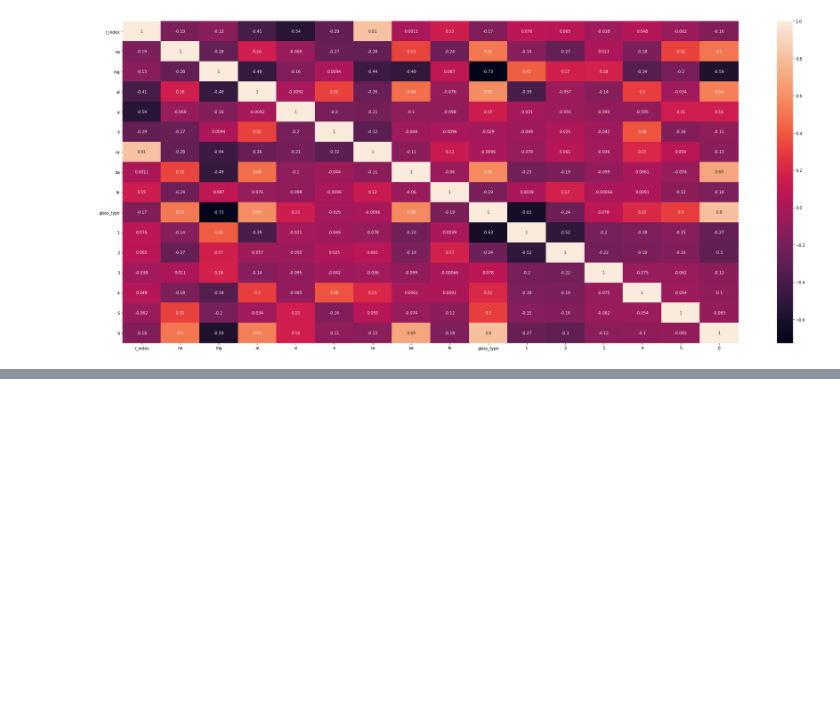
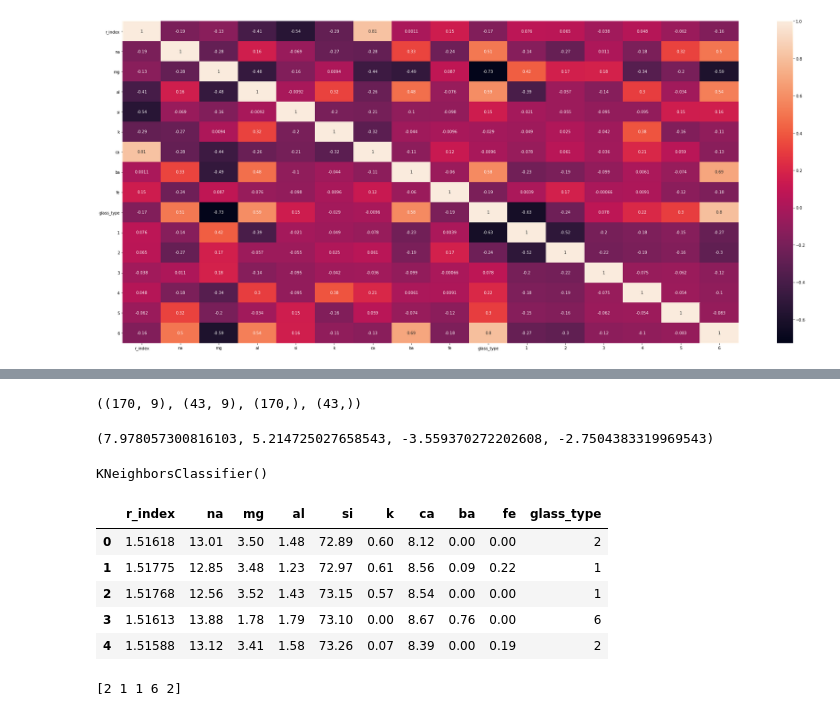
Before and after one commit to El-Nico/glass_classification, a Jupyter notebook: glass_classification.ipynb, the cells around one changed output, grey strips where cells are left out. Drawn from its saved outputs; the diff is of its cells as text; code cells hidden in the pictures; blank space fills up the shorter version.

```diff
--- a/glass_classification.ipynb
+++ b/glass_classification.ipynb
@@ -188,0 +213,4 @@ print(type(df.glass_type.values))
+# %%
+X_train.shape, X_test.shape, y_train.shape, y_test.shape
+# %% [output]
+((170, 9), (43, 9), (170,), (43,))
@@ -188,0 +223,25 @@ print(type(df.glass_type.values))
+# %%
+
+np.max(X_train),np.max(X_test), np.min(X_train), np.min(X_test)
+# %% [output]
+(7.978057300816103, 5.214725027658543, -3.559370272202608, -2.7504383319969543)
+# %%
+from sklearn.neighbors import KNeighborsClassifier
+classifier = KNeighborsClassifier(n_neighbors = 5, metric = 'minkowski', p = 2)
+classifier.fit(X_train, y_train)
+# %% [output]
+KNeighborsClassifier()
+# %%
+df.head(5)
+# %% [output]
+|  | r_index | na | mg | al | si | k | ca | ba | fe | glass_type |
+| 0 | 1.51618 | 13.01 | 3.50 | 1.48 | 72.89 | 0.60 | 8.12 | 0.00 | 0.00 | 2 |
+| 1 | 1.51775 | 12.85 | 3.48 | 1.23 | 72.97 | 0.61 | 8.56 | 0.09 | 0.22 | 1 |
+| 2 | 1.51768 | 12.56 | 3.52 | 1.43 | 73.15 | 0.57 | 8.54 | 0.00 | 0.00 | 1 |
+| 3 | 1.51613 | 13.88 | 1.78 | 1.79 | 73.10 | 0.00 | 8.67 | 0.76 | 0.00 | 6 |
+| 4 | 1.51588 | 13.12 | 3.41 | 1.58 | 73.26 | 0.07 | 8.39 | 0.00 | 0.19 | 2 |
+# %%
+print(classifier.predict(sc.transform(df.iloc[:5,0:9].to_numpy())))
+#print(classifier.predict(sc.transform(df.iloc[:2,0:9].to_numpy())))
+# %% [output]
+[2 1 1 6 2]
```
Also changed, not shown: parts of 43 cells of this notebook.
